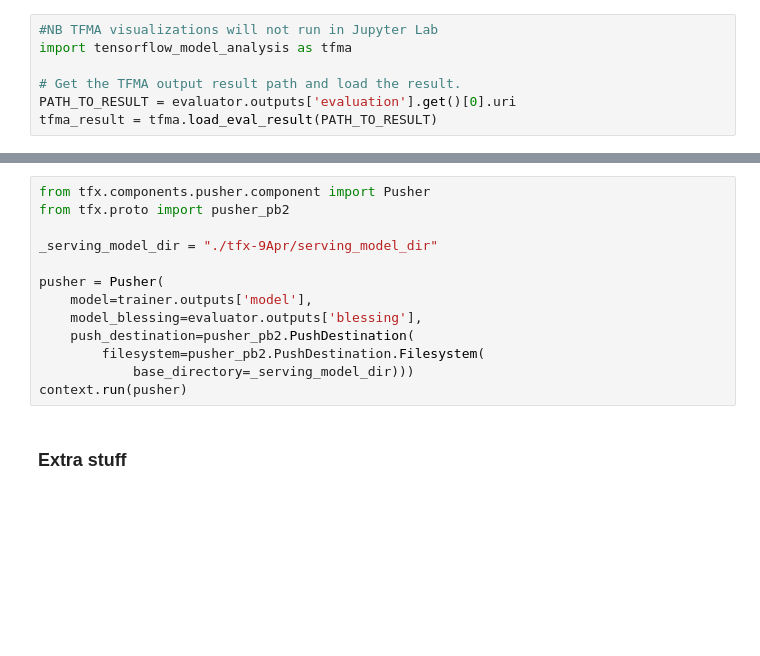
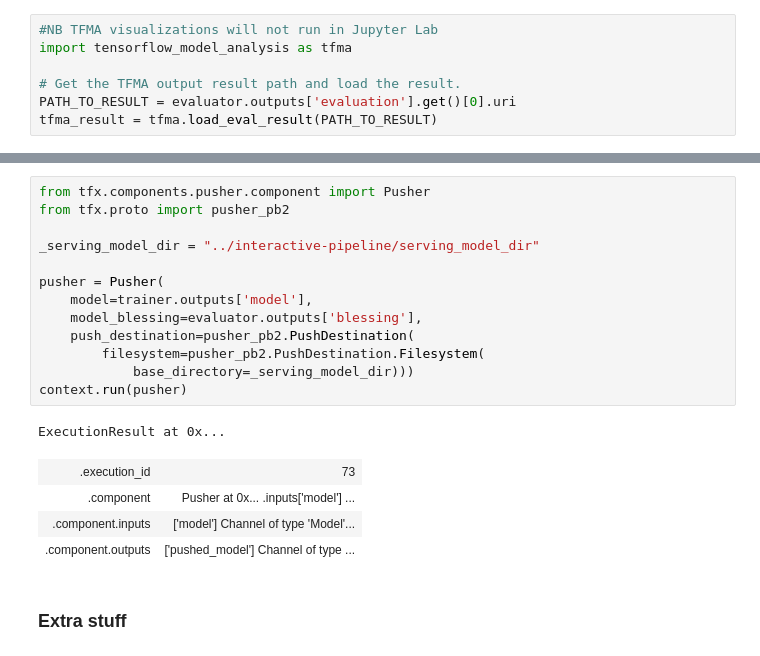
Before and after one commit to Building-ML-Pipelines/building-machine-learning-pipelines, a Jupyter notebook: interactive-pipeline/interactive_pipeline.ipynb, the cells around one changed output, grey strips where cells are left out. Cells and saved outputs as stored; diff of their text form; blank space fills up the shorter version.

```diff
--- a/interactive-pipeline/interactive_pipeline.ipynb
+++ b/interactive-pipeline/interactive_pipeline.ipynb
@@ -210,16 +262,22 @@ tfma.view.render_slicing_metrics(tfma_result)
 # %%
 from tfx.components.pusher.component import Pusher
 from tfx.proto import pusher_pb2
 
-_serving_model_dir = "./tfx-9Apr/serving_model_dir"
+_serving_model_dir = "../interactive-pipeline/serving_model_dir"
 
 pusher = Pusher(
     model=trainer.outputs['model'],
     model_blessing=evaluator.outputs['blessing'],
     push_destination=pusher_pb2.PushDestination(
         filesystem=pusher_pb2.PushDestination.Filesystem(
             base_directory=_serving_model_dir)))
 context.run(pusher)
+# %% [output]
+ExecutionResult at 0x...
+| .execution_id | 73 |
+| .component | Pusher at 0x... .inputs['model'] ... |
+| .component.inputs | ['model'] Channel of type 'Model'... |
+| .component.outputs | ['pushed_model'] Channel of type ... |
 # %% [markdown]
 ### Extra stuff
 # %%
```
Also changed, not shown: parts of 12 cells of this notebook, 1 other file.
